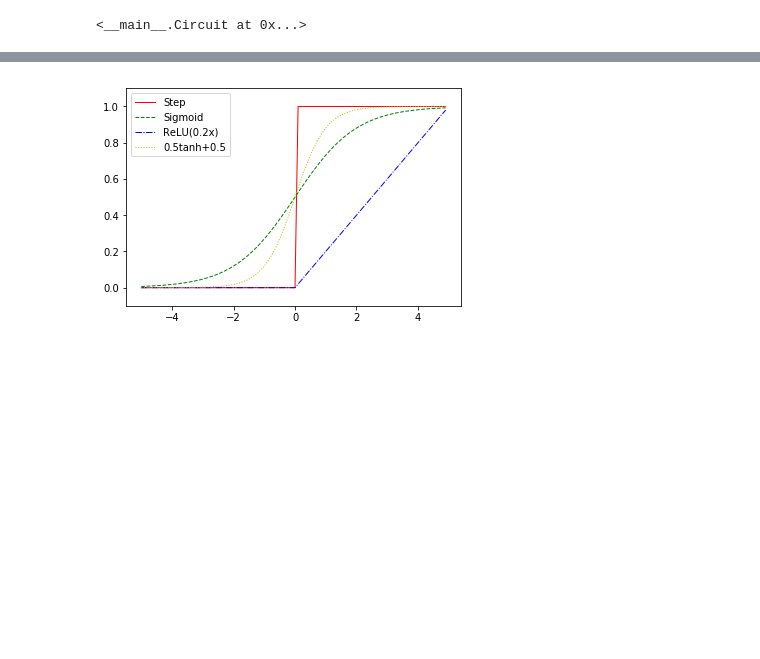
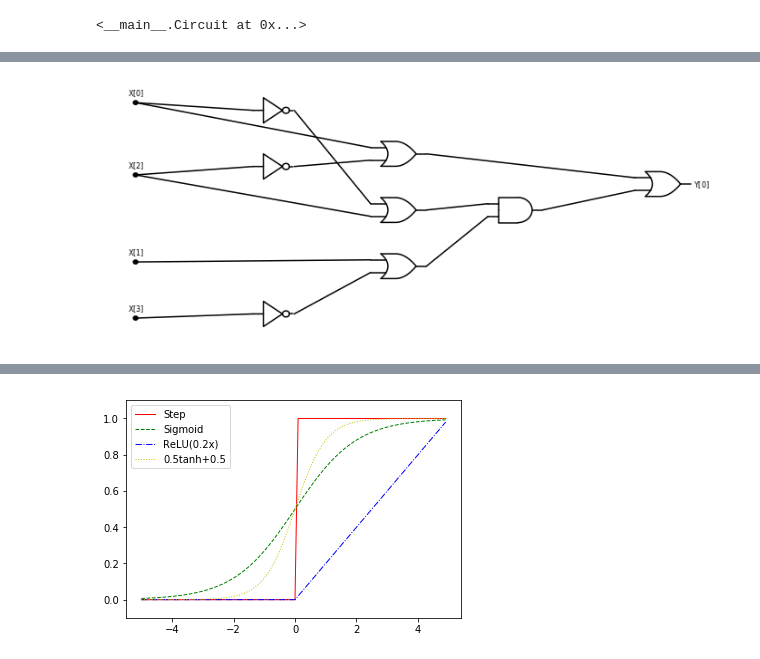
Before and after one commit to boazbk/tcscode, a Jupyter notebook: Chap_03_Computation.ipynb, the cells around one changed output, grey strips where cells are left out. Saved outputs shown, nothing was run; the diff lists cells and outputs as text; code cells hidden in the pictures; blank space fills up the shorter version.

```diff
--- a/Chap_03_Computation.ipynb
+++ b/Chap_03_Computation.ipynb
@@ -161,0 +159,4 @@ C.render_eval(1,1,1,0)
+# %%
+schemdraw(C)
+# %% [output]
+[figure, added]
```
Also changed, not shown: parts of 15 cells of this notebook, 7 other files.
